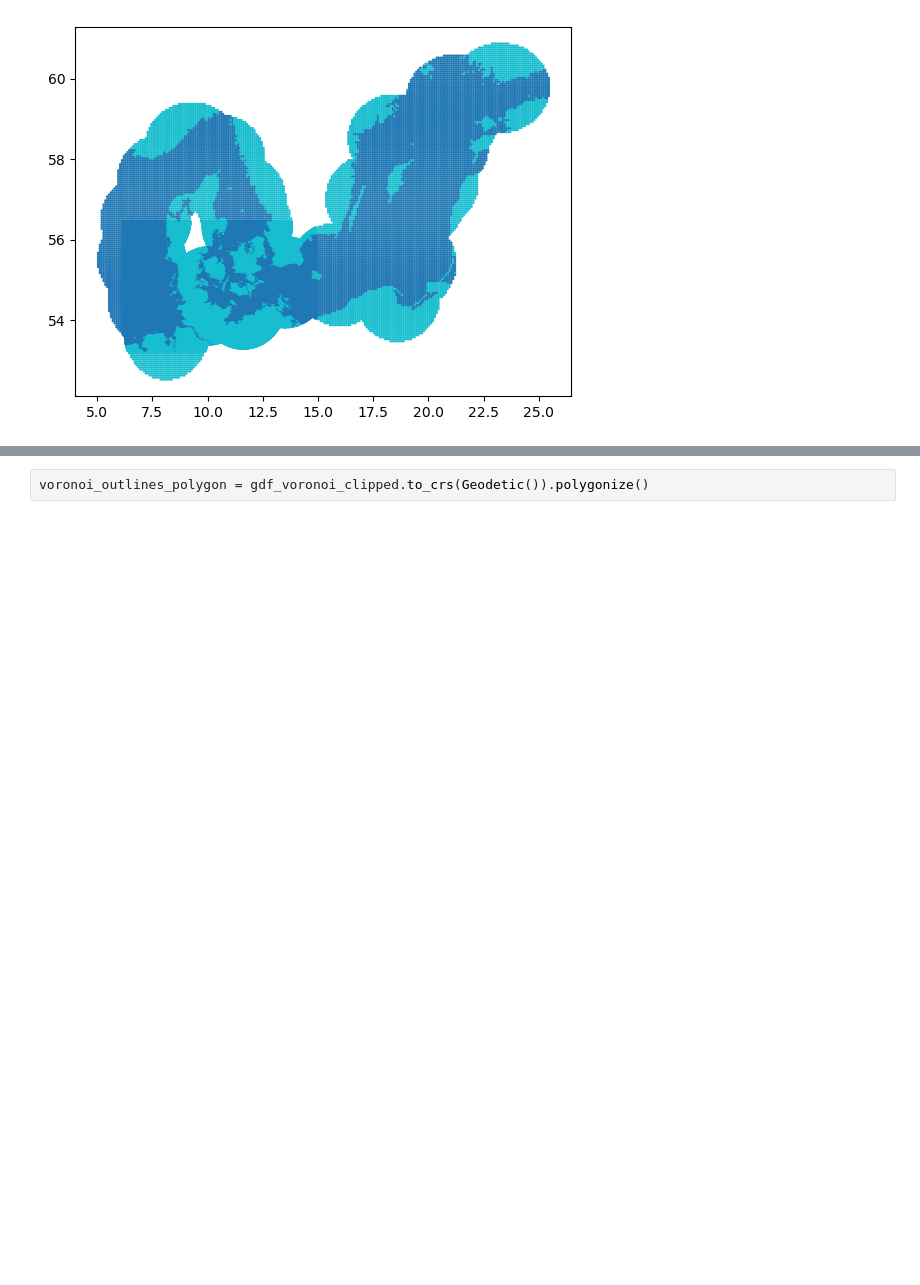
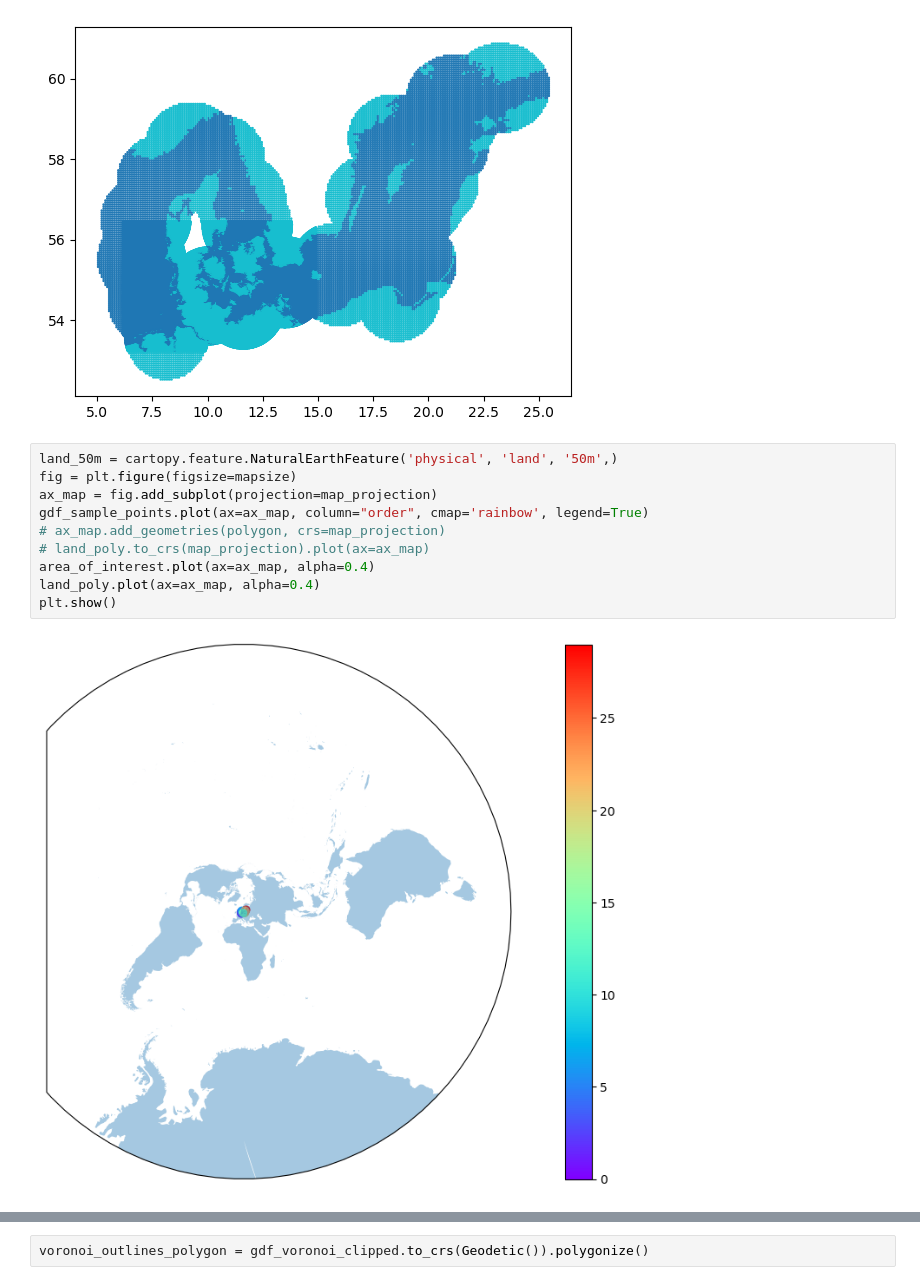
Before and after one commit to geomar-od-lagrange/2025_copepods, a Jupyter notebook: notebooks/VoronoiPolygons.ipynb, the cells around one changed output, grey strips where cells are left out. Saved outputs shown, nothing was run; the diff lists cells and outputs as text; blank space fills up the shorter version.

```diff
--- a/notebooks/VoronoiPolygons.ipynb
+++ b/notebooks/VoronoiPolygons.ipynb
@@ -199,3 +242,15 @@ gdf_land.plot(column="H0", markersize=0.5)
 # %% [output]
 <Axes: >
 [figure]
+# %%
+land_50m = cartopy.feature.NaturalEarthFeature('physical', 'land', '50m',)
+fig = plt.figure(figsize=mapsize)
+ax_map = fig.add_subplot(projection=map_projection)
+gdf_sample_points.plot(ax=ax_map, column="order", cmap='rainbow', legend=True)
+# ax_map.add_geometries(polygon, crs=map_projection)
+# land_poly.to_crs(map_projection).plot(ax=ax_map)
+area_of_interest.plot(ax=ax_map, alpha=0.4)
+land_poly.plot(ax=ax_map, alpha=0.4)
+plt.show()
+# %% [output]
+[figure, added]
```
Also changed, not shown: parts of 9 cells of this notebook.
